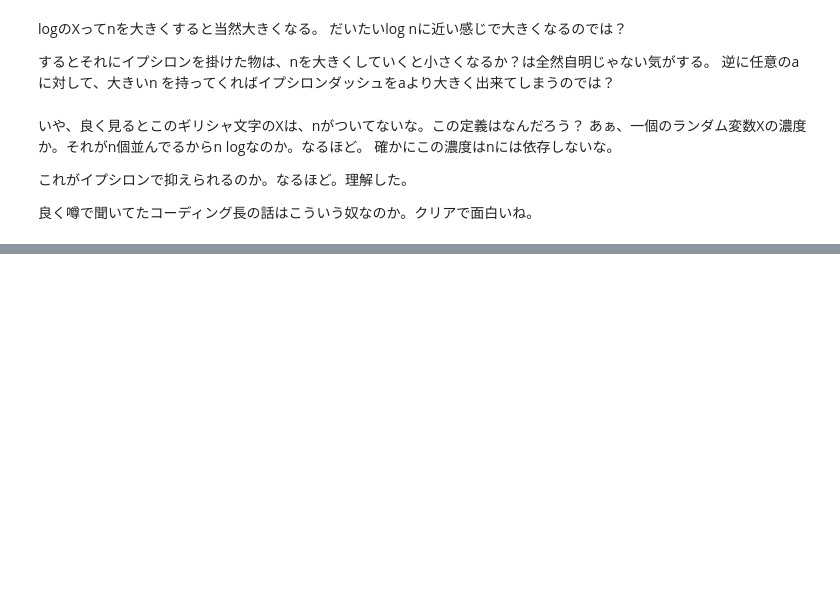
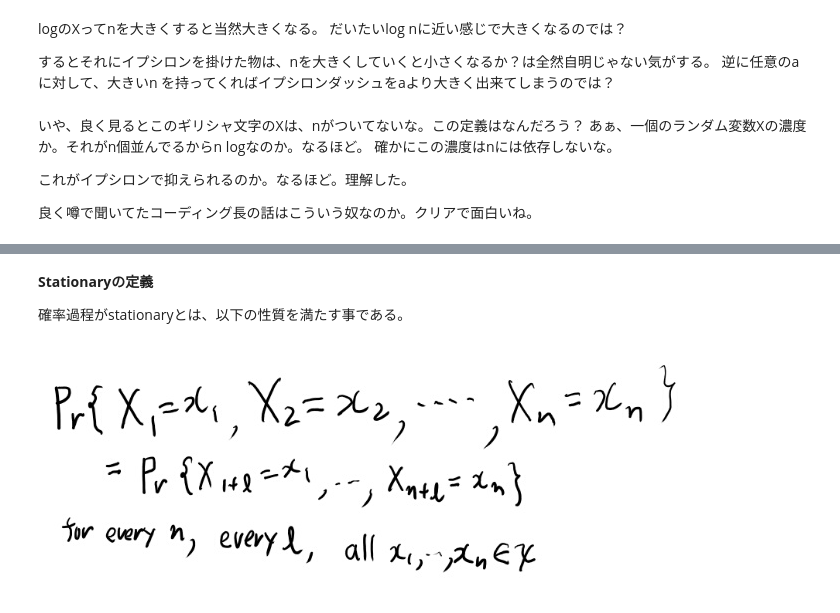
Before and after one commit to karino2/karino2.github.io, a Jupyter notebook: ipynb/2019-02-10-144121.ipynb, the cells around one changed output, grey strips where cells are left out. Saved outputs shown, nothing was run; the diff lists cells and outputs as text; code cells hidden in the pictures; blank space fills up the shorter version.

```diff
--- a/ipynb/2019-02-10-144121.ipynb
+++ b/ipynb/2019-02-10-144121.ipynb
@@ -102,0 +122,8 @@ logのXってnを大きくすると当然大きくなる。
+# %% [markdown]
+**Stationaryの定義**
+
+確率過程がstationaryとは、以下の性質を満たす事である。
+# %%
+MeatPieImage()
+# %% [output]
+[figure, added]
```
Also changed, not shown: parts of 15 cells of this notebook.
